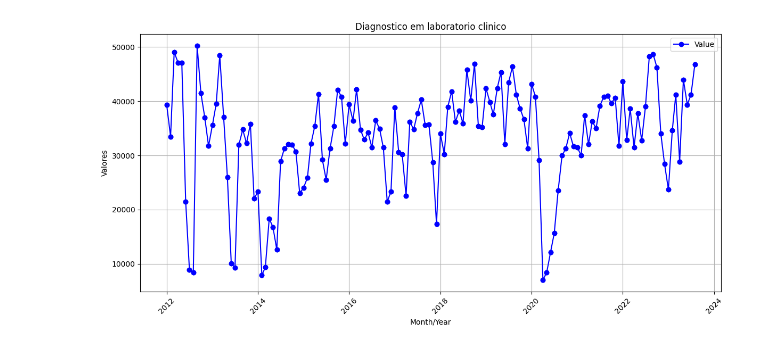
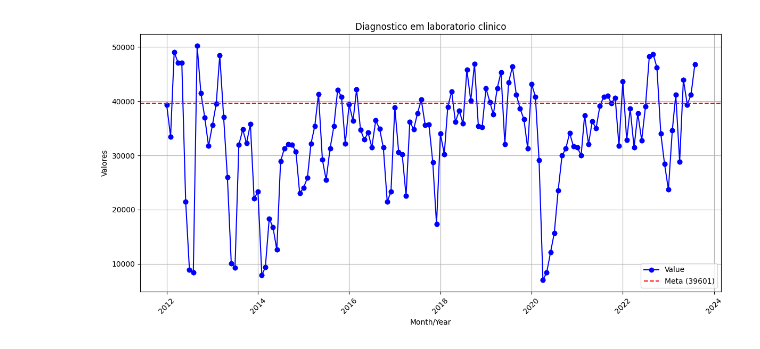
Before and after one commit to brunorvn/nlp-medication-prescriber, a Jupyter notebook: data_science_study/diagnosticos.ipynb, the cells around one changed output. Cells and saved outputs as stored; diff of their text form; code cells hidden in the pictures.

```diff
--- a/data_science_study/diagnosticos.ipynb
+++ b/data_science_study/diagnosticos.ipynb
@@ -78,31 +81,32 @@ month_mapping = {
     'Out': 'Oct',
     'Nov': 'Nov',
     'Dez': 'Dec'
 }
 
 # Convert the "Month/Year" column to a datetime format using the custom mapping
 merged_data['Month/Year'] = merged_data['Month/Year'].replace(month_mapping, regex=True)
 merged_data['Month/Year'] = pd.to_datetime(merged_data['Month/Year'], format='%b/%Y')
 
 # Sort the DataFrame by the "Month/Year" column
 merged_data = merged_data.sort_values(by='Month/Year')
 
 # Extract the x (dates) and y (values) values for the line plot
 x = merged_data['Month/Year']
 y = merged_data['Value']
 
 # Create a line plot
 plt.figure(figsize=(12, 6))  # Set the figure size
 plt.plot(x, y, marker='o', linestyle='-', color='b', label='Value')
+plt.axhline(y=39601, color='r', linestyle='--', label='Meta (39601)')  # Add a red dashed line for the goal
 plt.xlabel('Month/Year')
 plt.ylabel('Valores')
 plt.title('Diagnostico em laboratorio clinico')
 plt.xticks(rotation=45)  # Rotate x-axis labels for better readability
 plt.grid(True)
 plt.legend()
 
 # Show the plot
 plt.tight_layout()  # Ensure that labels and titles fit within the plot
 plt.show()
 # %% [output]
-[figure, old version]
+[figure, new version]
```
Also changed, not shown: parts of 5 cells of this notebook.
